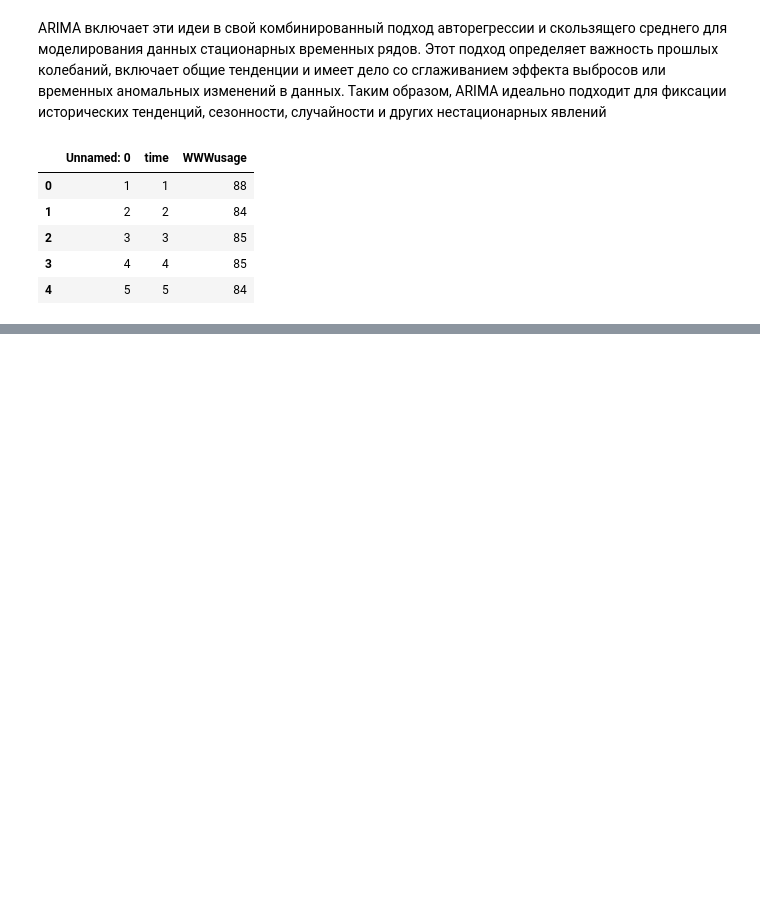
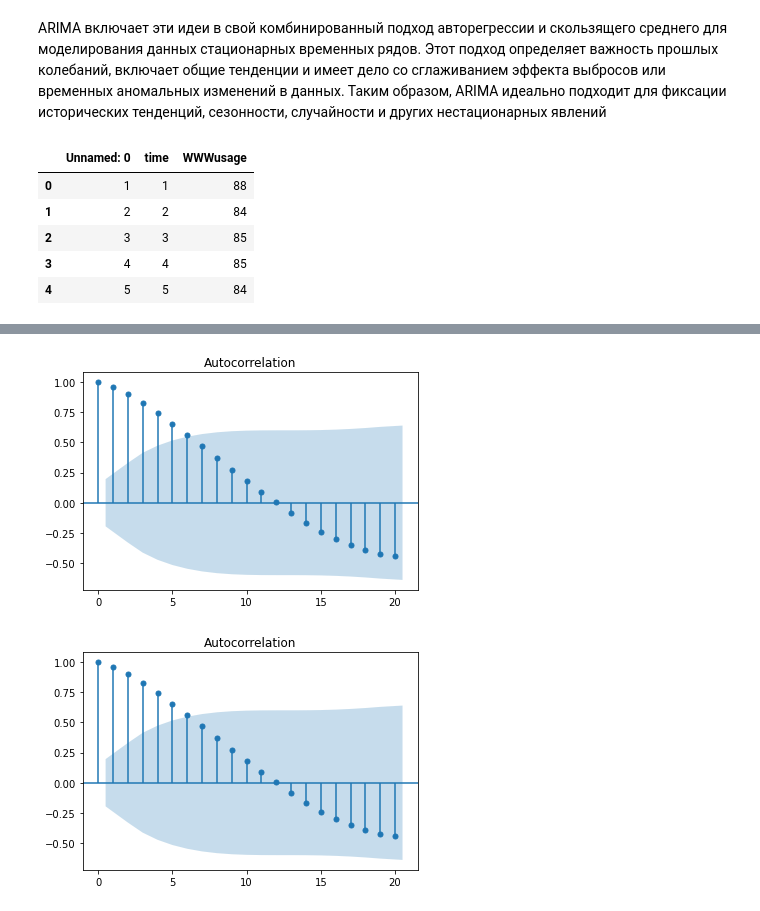
Before and after one commit to Yakushev2022/Time-series, a Jupyter notebook: Models/ARIMA/lean_ARIMA.ipynb, the cells around one changed output, grey strips where cells are left out. Drawn from its saved outputs; the diff is of its cells as text; code cells hidden in the pictures; blank space fills up the shorter version.

```diff
--- a/Models/ARIMA/lean_ARIMA.ipynb
+++ b/Models/ARIMA/lean_ARIMA.ipynb
@@ -25,0 +33,8 @@ df.rename(columns = {'WWWusage':'value'}, inplace=True)
+# %%
+# Строим график автокорреляции (ACF), для определения корреляции в данных.
+# Рассмотрим графики функции автокорреляции (ACF) и графики функции частичной автокорреляции (ACF),
+# чтобы определить общую корреляцию в данных.  PACF отличается от ACF, тем, что исключено влияние соседних членов.
+plot_acf(df.value)
+# %% [output]
+[figure, added]
+[figure, added]
```
Also changed, not shown: parts of 7 cells of this notebook.
